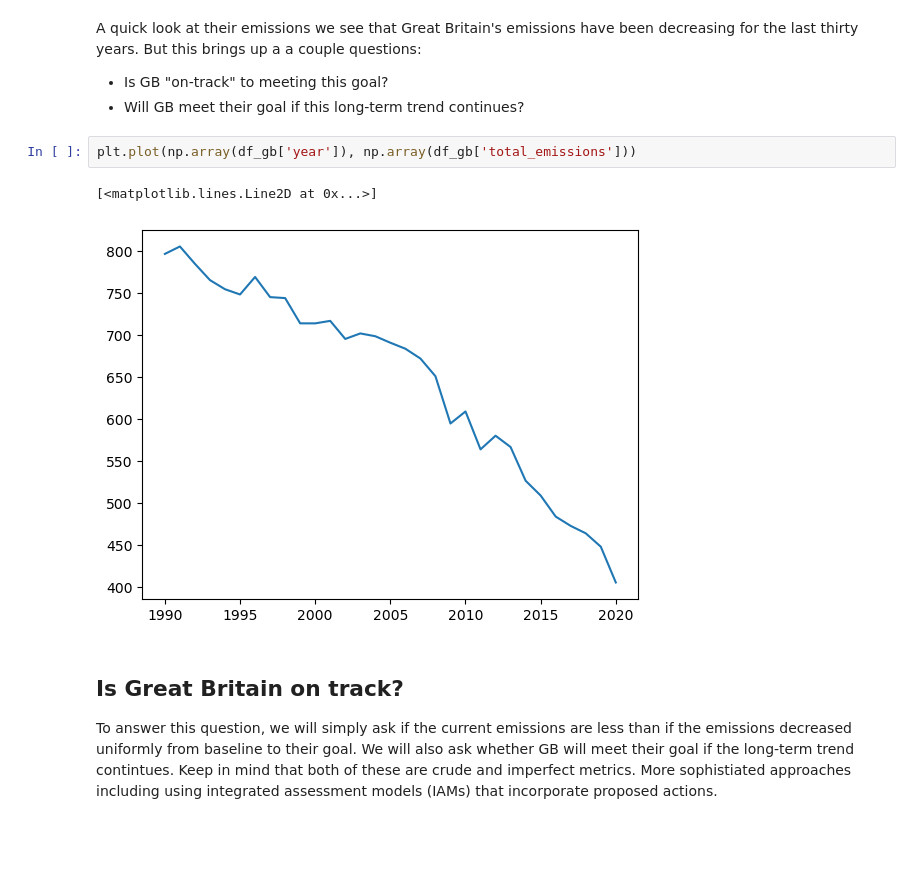
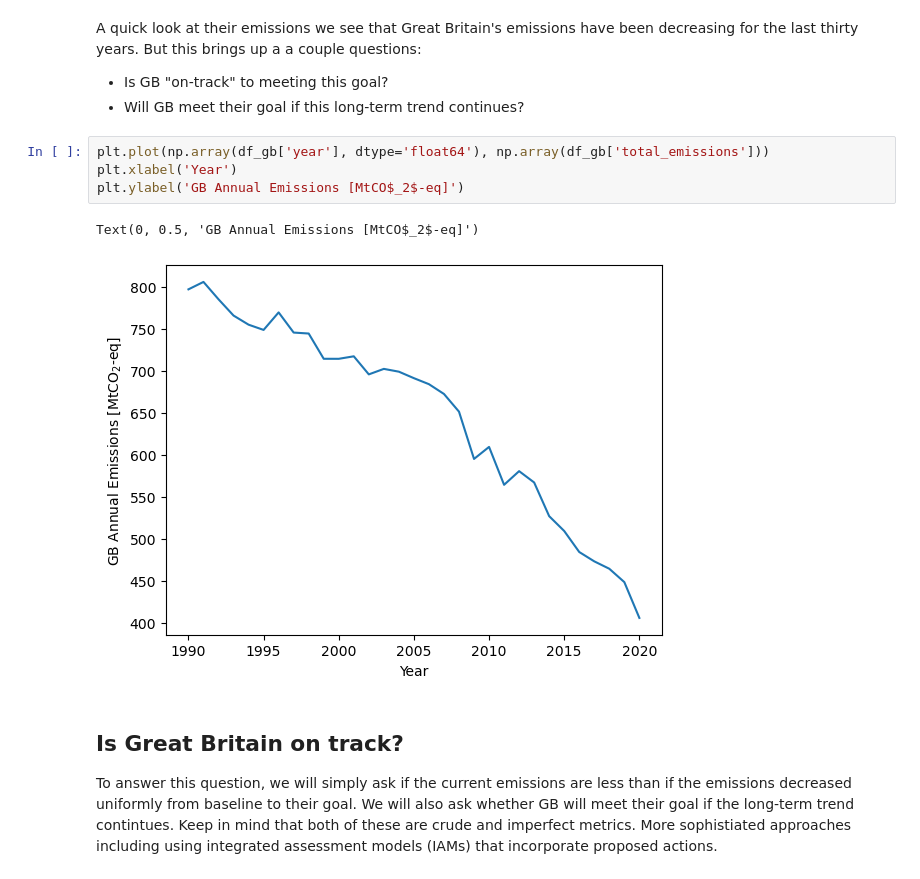
Before and after one commit to Open-Earth-Foundation/OpenClimate-pyclient, a Jupyter notebook: docs/notebooks/great_britain_emissions.ipynb, the cells around one changed output. Drawn from its saved outputs; the diff is of its cells as text; blank space fills up the shorter version.

Commit message:
docs: fix plotting bug and add labels

```diff
--- a/docs/notebooks/great_britain_emissions.ipynb
+++ b/docs/notebooks/great_britain_emissions.ipynb
@@ -55,10 +55,12 @@ A quick look at their emissions we see that Great Britain's emissions have been
 - Is GB "on-track" to meeting this goal?
 - Will GB meet their goal if this long-term trend continues?
 # %%
-plt.plot(np.array(df_gb['year']), np.array(df_gb['total_emissions']))
+plt.plot(np.array(df_gb['year'], dtype='float64'), np.array(df_gb['total_emissions']))
+plt.xlabel('Year')
+plt.ylabel('GB Annual Emissions [MtCO$_2$-eq]')
 # %% [output]
-[<matplotlib.lines.Line2D at 0x...>]
+Text(0, 0.5, 'GB Annual Emissions [MtCO$_2$-eq]')
-[figure, old version]
+[figure, new version]
 # %% [markdown]
 ## Is Great Britain on track?
 
```
